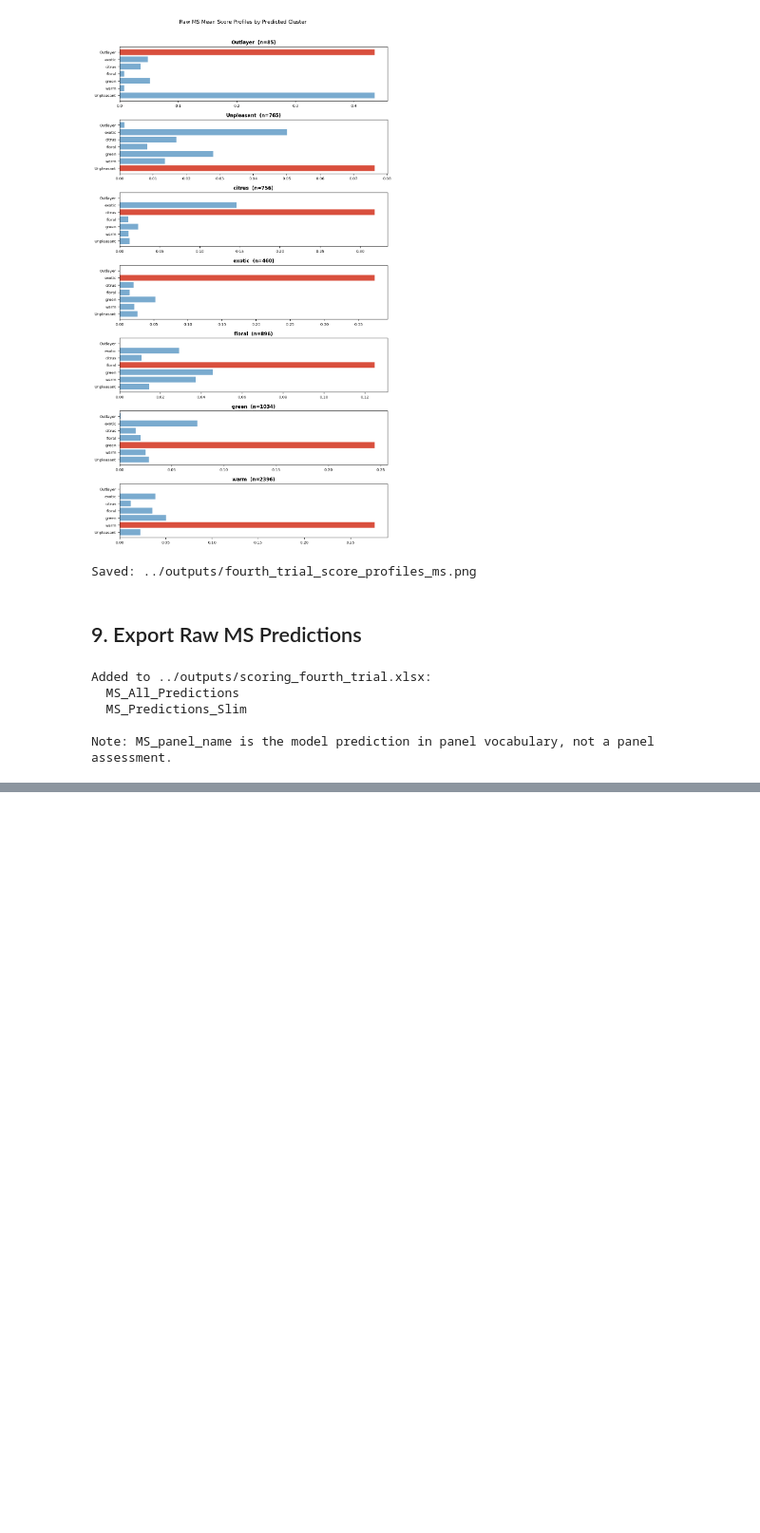
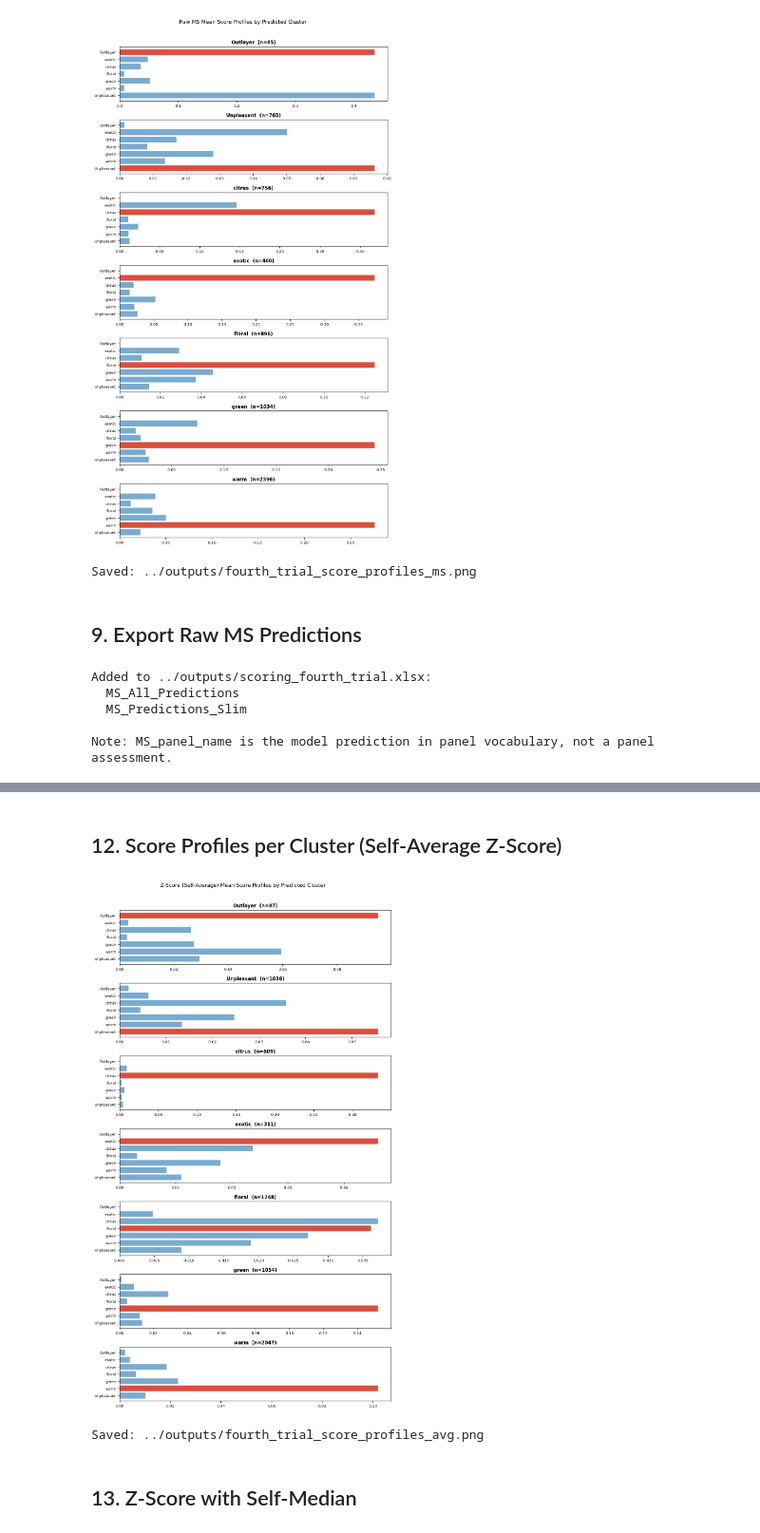
Before and after one commit to fredboneML/Flavour_Agent, a Jupyter notebook: notebooks/scoring_fourth_trial.ipynb, the cells around one changed output, grey strips where cells are left out. Shown at 95% size. Saved outputs shown, nothing was run; the diff lists cells and outputs as text; code cells hidden in the pictures; blank space fills up the shorter version.

```diff
--- a/notebooks/scoring_fourth_trial.ipynb
+++ b/notebooks/scoring_fourth_trial.ipynb
@@ -337,0 +382,8 @@ Note: MS_panel_name is the model prediction in panel vocabulary, not a panel ass
+# %%
+recipes_avg  = apply_zscore_quantities(recipes, avg_self)
+scores_avg   = compute_scores(recipes_avg, weights)
+ms_avg       = assign_clusters(scores_avg)
+ms_avg_panel = ms_avg.map(MS_TO_PANEL)
+
+print("Cluster distribution (Z-Score, self avg):")
+print(ms_avg.value_counts().to_string())
@@ -337,0 +400,33 @@ Note: MS_panel_name is the model prediction in panel vocabulary, not a panel ass
+# %% [markdown]
+## 12. Score Profiles per Cluster (Self-Average Z-Score)
+# %%
+scores_avg_norm = normalize_scores(scores_avg)
+profile_avg = scores_avg_norm.copy()
+profile_avg["cluster"] = ms_avg
+mean_profile_avg = profile_avg.groupby("cluster")[CLUSTER_COLS].mean()
+
+fig, axes = plt.subplots(len(mean_profile_avg), 1,
+                         figsize=(9, 2.2 * len(mean_profile_avg)), sharey=False)
+if len(mean_profile_avg) == 1:
+    axes = [axes]
+
+for ax, (cluster, row) in zip(axes, mean_profile_avg.iterrows()):
+    n = (ms_avg == cluster).sum()
+    colors = ["#d94f3d" if c == cluster else "#7aabcf" for c in CLUSTER_COLS]
+    ax.barh(CLUSTER_COLS, row[CLUSTER_COLS], color=colors)
+    ax.set_xlim(0, None)
+    ax.set_title(f"{cluster}  (n={n})", fontsize=10, fontweight="bold")
+    ax.tick_params(axis="both", labelsize=8)
+
+fig.suptitle("Z-Score (Self-Average) Mean Score Profiles by Predicted Cluster",
+             fontsize=11, y=1.01)
+plt.tight_layout()
+out_avg = Path("../outputs/fourth_trial_score_profiles_avg.png")
+plt.savefig(out_avg, bbox_inches="tight")
+plt.show()
+print(f"Saved: {out_avg}")
+# %% [output]
+[figure, added]
+Saved: ../outputs/fourth_trial_score_profiles_avg.png
+# %% [markdown]
+## 13. Z-Score with Self-Median
```
Also changed, not shown: parts of 11 cells of this notebook, 3 other files.
